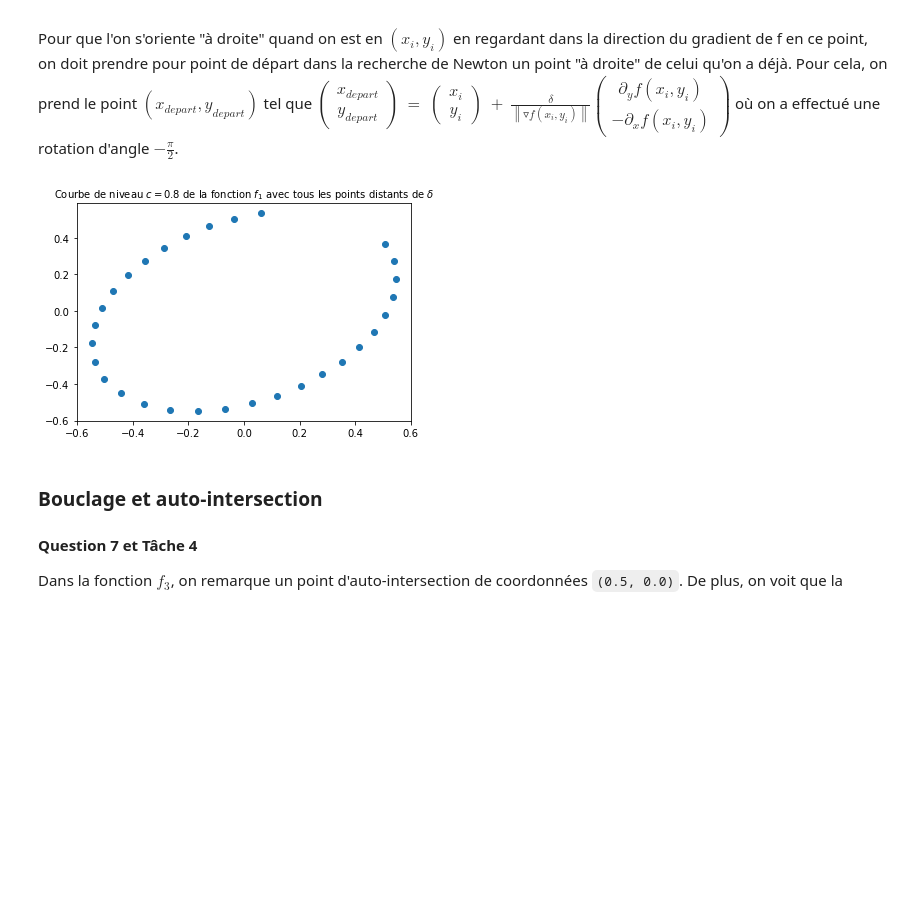
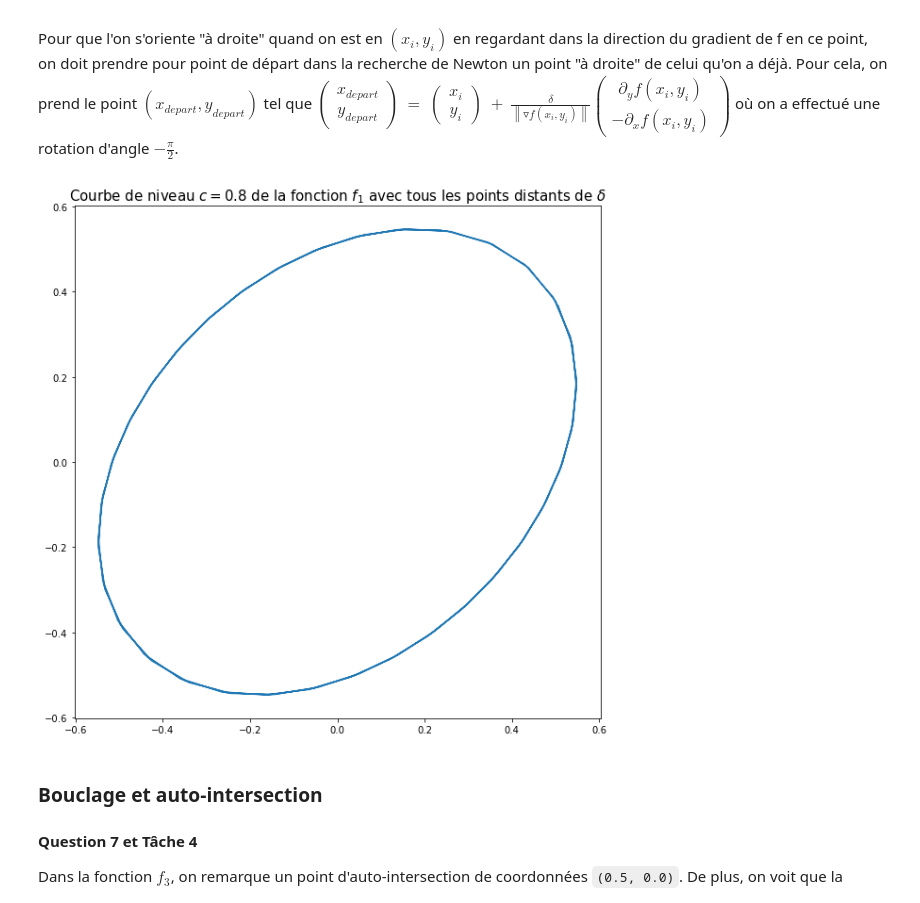
Before and after one commit to MaximeSTUDTER/devoir-courbesdeniveau, a Jupyter notebook: Courbes de niveau - Réponses.ipynb, the cells around one changed output. Drawn from its saved outputs; the diff is of its cells as text; code cells hidden in the pictures; blank space fills up the shorter version.

```diff
--- a/Courbes de niveau - Réponses.ipynb
+++ b/Courbes de niveau - Réponses.ipynb
@@ -18,6 +18,7 @@ from autograd.numpy import linalg
 
 import matplotlib as mpl
 import matplotlib.pyplot as plt
+plt.rcParams['figure.figsize'] = [10, 10]
 # %% [markdown]
 ### Différentiation automatique
 # %%
@@ -153,32 +154,32 @@ Pour cette question 6, on va chercher les 0 consécutifs de fonctions définies
 # %%
 def F_centre(F, x0, y0, delta):
     def F_cercle(x, y):
         return np.array([F(x, y), (x-x0)**2 + (y-y0)**2 - delta**2])
     return F_cercle
 
 def rotation_grad(F, x0, y0):
     grad_F = grad(F)
     grad_rot = np.array([grad_F(x0, y0)[1], -grad_F(x0, y0)[0]])
     return grad_rot/linalg.norm(grad_rot)
 
-def level_curve(F, x0, y0, delta = 0.1, N = 30, eps = eps):
+def level_curve(F, x0, y0, delta = 0.1, N = 100, eps = eps):
     x = []
     y = []
     for i in range(N):
         F_cercle = F_centre(F, x0, y0, delta)
         xdep, ydep = x0 + delta*rotation_grad(F, x0, y0)[0], y0 + delta*rotation_grad(F, x0, y0)[1]
         x_, y_ = Newton(F_cercle, xdep, ydep)
         x.append(x_)
         y.append(y_)
         x0, y0 = x_, y_
     return np.array([x, y])
 
 M = level_curve(f, 0.45, 0.45)
-plt.title('Courbe de niveau $c = 0.8$ de la fonction $f_1$ avec tous les points distants de $\delta$', fontsize = 10)
-plt.scatter(M[0], M[1])
+plt.title('Courbe de niveau $c = 0.8$ de la fonction $f_1$ avec tous les points distants de $\delta$', fontsize = 15)
+plt.plot(M[0], M[1])
 plt.show()
 # %% [output]
-[figure, old version]
+[figure, new version]
 # %% [markdown]
 ### Bouclage et auto-intersection
 
```
Also changed, not shown: parts of 6 cells of this notebook.
